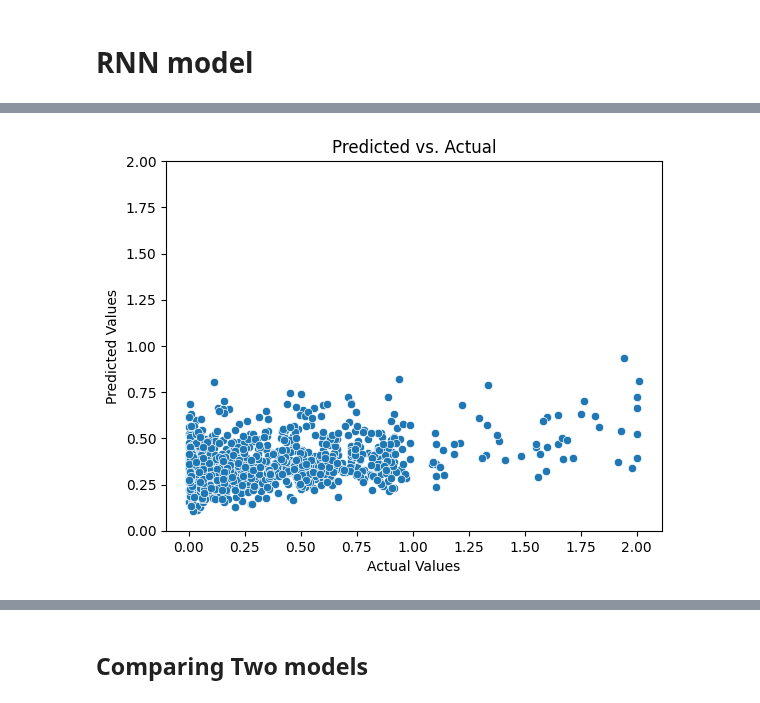
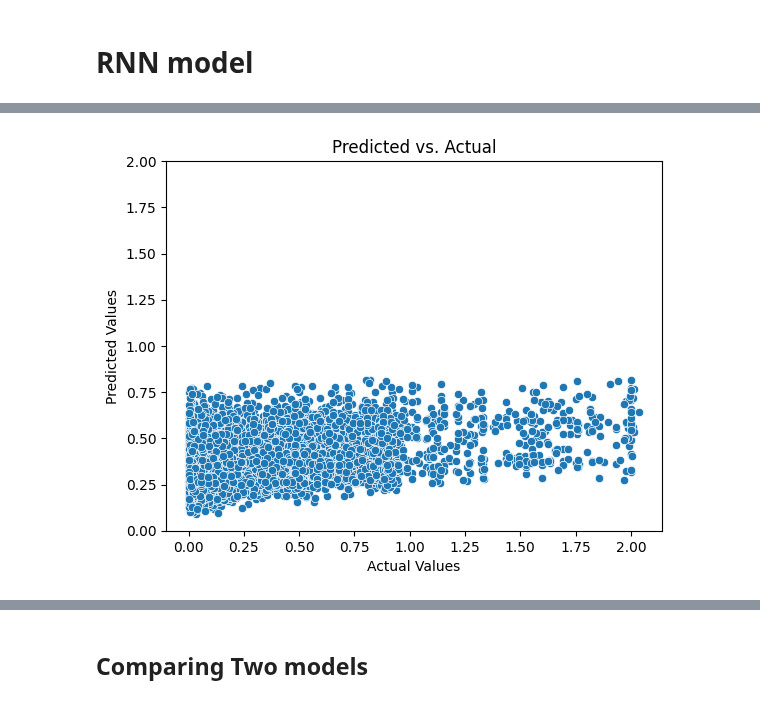
Before and after one commit to zybecker/DS-5500, a Jupyter notebook: RNN_Model/NN_final_models.ipynb, the cells around one changed output, grey strips where cells are left out. Drawn from its saved outputs; the diff is of its cells as text; code cells hidden in the pictures.

```diff
--- a/RNN_Model/NN_final_models.ipynb
+++ b/RNN_Model/NN_final_models.ipynb
@@ -360,13 +548,13 @@ plt.show()
 # %%
 # Plot predicted vs. actual
 plt.title("Predicted vs. Actual")
 plt.ylabel("Predicted Values")
 plt.xlabel("Actual Values")
-sns.scatterplot(x=rnn_targets[0:1000], y=rnn_predictions[0:1000])
+sns.scatterplot(x=rnn_targets, y=rnn_predictions)
 plt.ylim(0.0, 2.0)
 plt.show()
 # %% [output]
-[figure, old version]
+[figure, new version]
 # %%
 # Plot residuals
 plt.figure(figsize=(6, 5))
```
Also changed, not shown: parts of 38 cells of this notebook, 1 other file.
